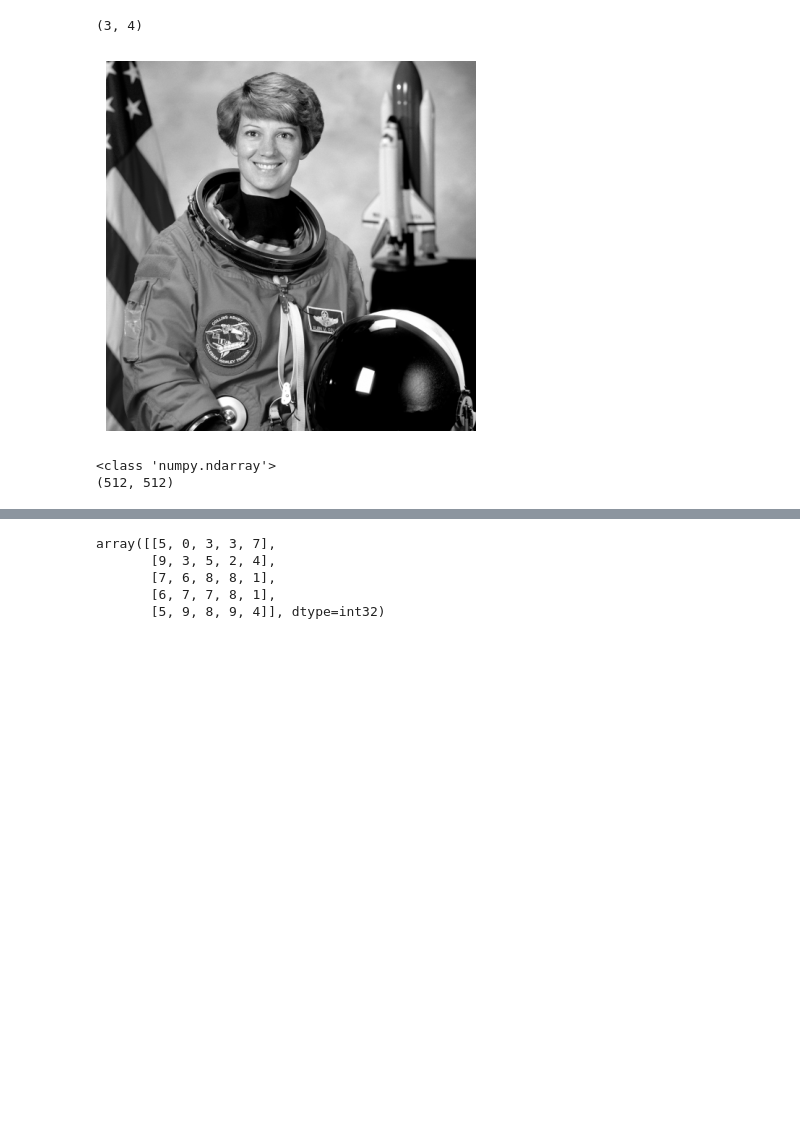
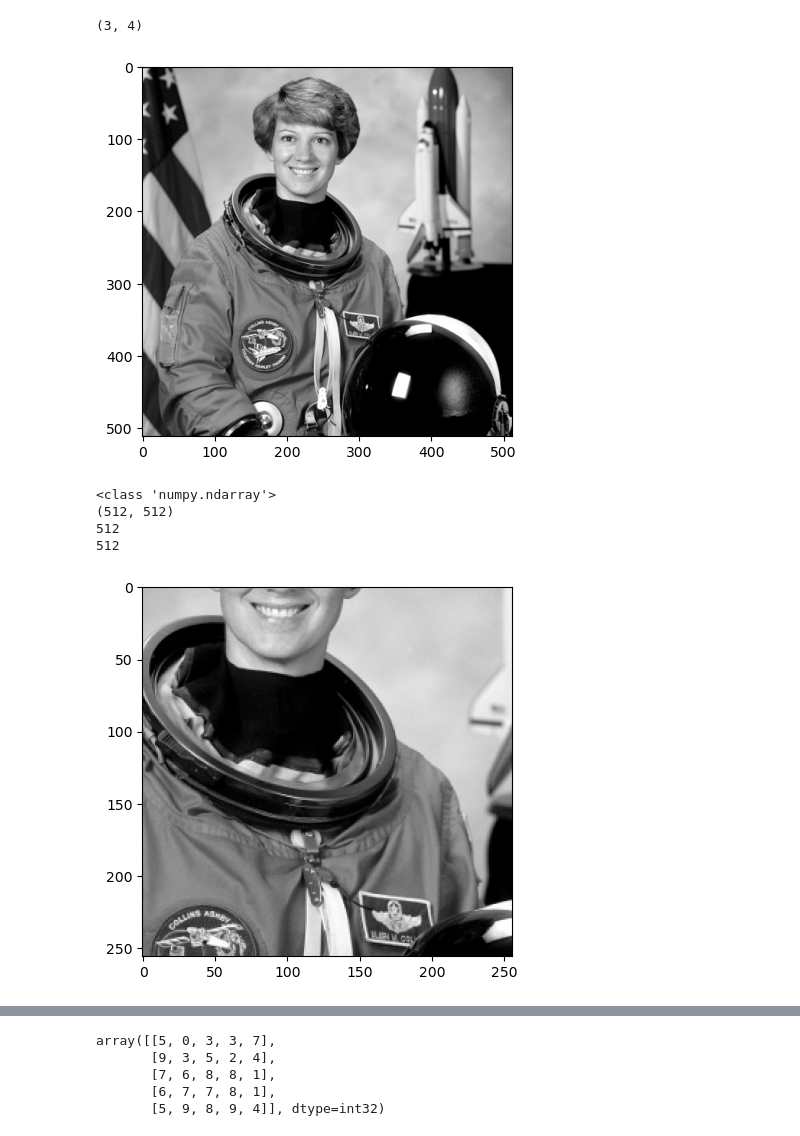
Before and after one commit to Mariusrakotonandrianina/Model-ML-descente-de-gradient, a Jupyter notebook: apprendre.ipynb, the cells around one changed output, grey strips where cells are left out. Cells and saved outputs as stored; diff of their text form; code cells hidden in the pictures; blank space fills up the shorter version.

```diff
--- a/apprendre.ipynb
+++ b/apprendre.ipynb
@@ -60,18 +41,30 @@ C.shape
 # %%
 from skimage import data, color
 import matplotlib.pyplot as plt
 
 face = data.astronaut()
 
 face_gray = color.rgb2gray(face)
 
 plt.imshow(face_gray, cmap=plt.cm.gray)
-plt.axis('off')
 plt.show()
 
 print(type(face_gray))
 print(face_gray.shape)
+
+h = face_gray.shape[0]
+w = face_gray.shape[1]
+print(h)
+print(w)
+zoom_face = face_gray[h//4 : -h//4, w//4 : -w//4]
+zoom_face[zoom_face > 100] = 255
+
+plt.imshow(zoom_face, cmap=plt.cm.gray)
+plt.show()
 # %% [output]
-[figure, old version]
+[figure, new version]
 <class 'numpy.ndarray'>
 (512, 512)
+512
+512
+[figure, added]
```
Also changed, not shown: parts of 7 cells of this notebook.
